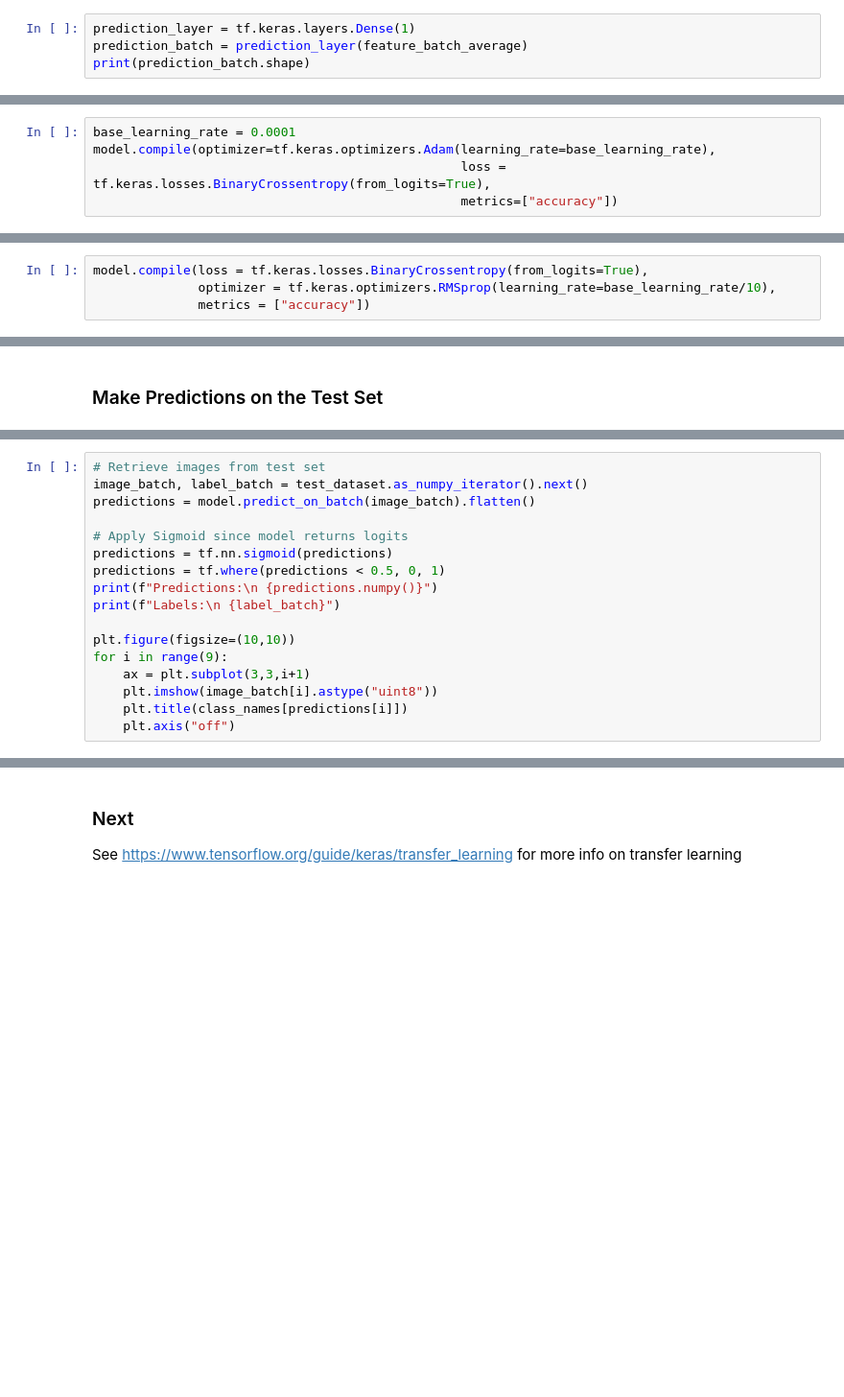
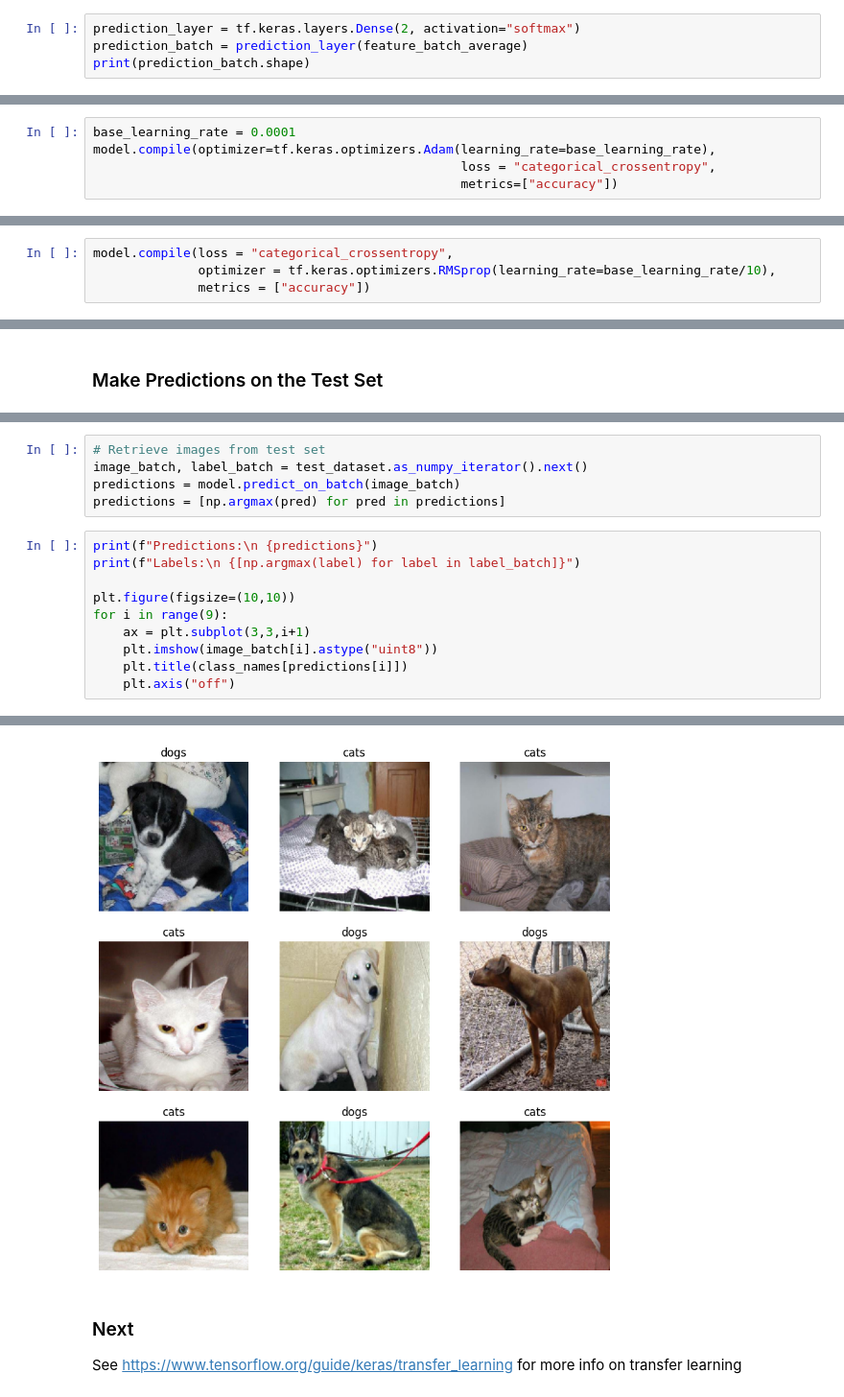
Before and after one commit to rylativity/tensorflow_transfer_learning, a Jupyter notebook: notebooks/transfer_learning.ipynb, the cells around one changed output, grey strips where cells are left out. Shown at 96% size. Drawn from its saved outputs; the diff is of its cells as text; blank space fills up the shorter version.

Commit message:
change transfer_learning notebook to do multi-class classification instead of binary

```diff
--- a/notebooks/transfer_learning.ipynb
+++ b/notebooks/transfer_learning.ipynb
@@ -111,6 +181,6 @@ A Dense layer will create a single prediction per image.
 (No activation function needed because the prediction will be treated as a logit
 where positive numbers are class 1 and negative numbers are class 0)
 # %%
-prediction_layer = tf.keras.layers.Dense(1)
+prediction_layer = tf.keras.layers.Dense(2, activation="softmax")
 prediction_batch = prediction_layer(feature_batch_average)
 print(prediction_batch.shape)
@@ -135,7 +207,7 @@ model = tf.keras.Model(inputs, outputs)
 # %%
 base_learning_rate = 0.0001
 model.compile(optimizer=tf.keras.optimizers.Adam(learning_rate=base_learning_rate),
-                                                 loss = tf.keras.losses.BinaryCrossentropy(from_logits=True),
+                                                 loss = "categorical_crossentropy",
                                                  metrics=["accuracy"])
 # %%
 model.summary() # note the number of trainable vs non-trainable params
@@ -198,7 +326,7 @@ for layer in base_model.layers[0:fine_tune_at]:
 ### Recompile The Model
 Use a lower learning rate since the model being trained is much larger and could overfit quickly
 # %%
-model.compile(loss = tf.keras.losses.BinaryCrossentropy(from_logits=True),
+model.compile(loss = "categorical_crossentropy",
               optimizer = tf.keras.optimizers.RMSprop(learning_rate=base_learning_rate/10),
               metrics = ["accuracy"])
 # %%
@@ -253,13 +445,11 @@ print(loss, accuracy)
+# %%
+# Retrieve images from test set
+image_batch, label_batch = test_dataset.as_numpy_iterator().next()
+predictions = model.predict_on_batch(image_batch)
+predictions = [np.argmax(pred) for pred in predictions]
 # %%
-# Retrieve images from test set
-image_batch, label_batch = test_dataset.as_numpy_iterator().next()
-predictions = model.predict_on_batch(image_batch).flatten()
-
-# Apply Sigmoid since model returns logits
-predictions = tf.nn.sigmoid(predictions)
-predictions = tf.where(predictions < 0.5, 0, 1)
-print(f"Predictions:\n {predictions.numpy()}")
-print(f"Labels:\n {label_batch}")
+print(f"Predictions:\n {predictions}")
+print(f"Labels:\n {[np.argmax(label) for label in label_batch]}")
 
 plt.figure(figsize=(10,10))
 for i in range(9):
@@ -267,3 +457,4 @@ for i in range(9):
     plt.imshow(image_batch[i].astype("uint8"))
     plt.title(class_names[predictions[i]])
     plt.axis("off")
+# %% [output]
@@ -270,3 +465,4 @@ for i in range(9):
+[figure, added]
 # %% [markdown]
 ### Next
 See https://www.tensorflow.org/guide/keras/transfer_learning for more info on transfer learning
```
Also changed, not shown: parts of 27 cells of this notebook.
